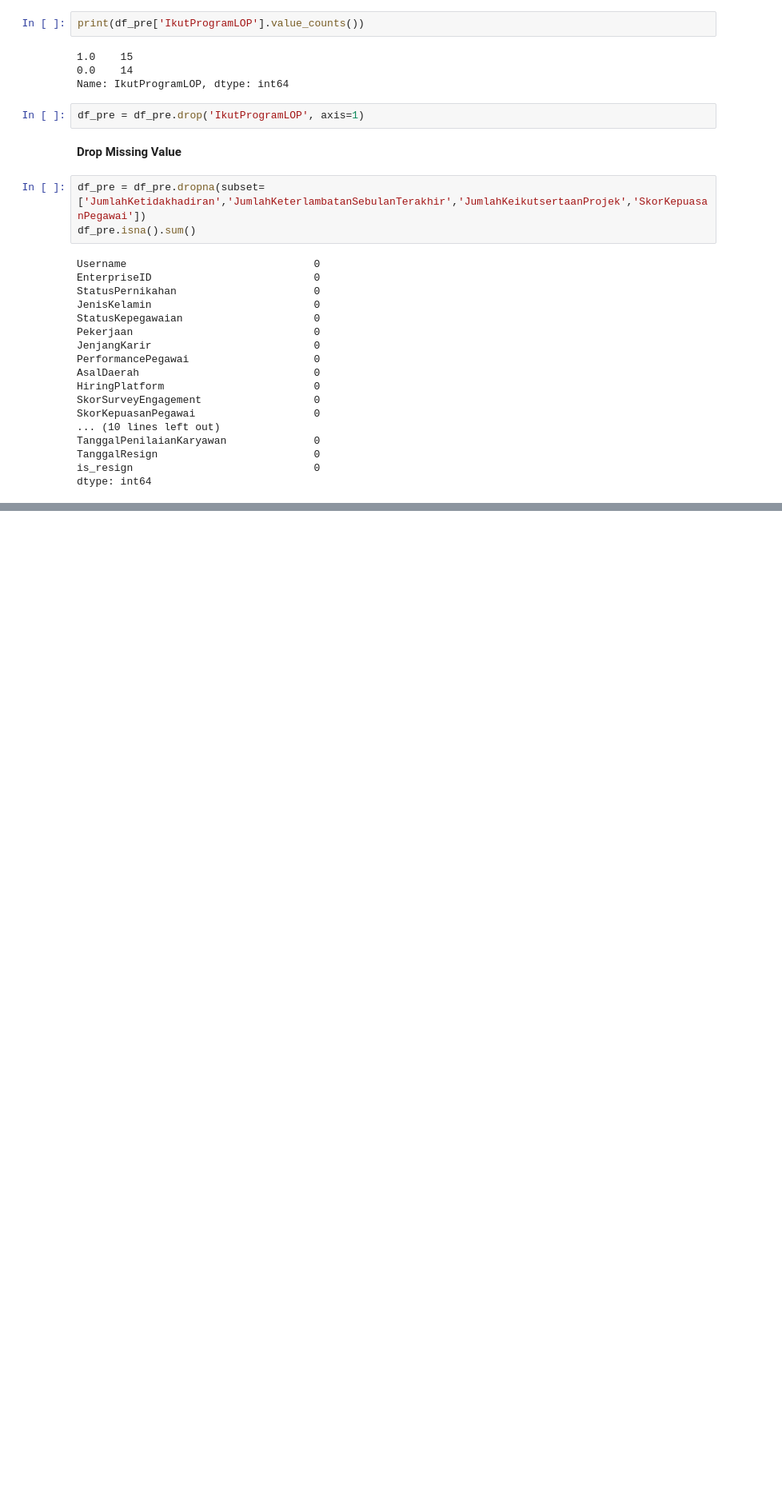
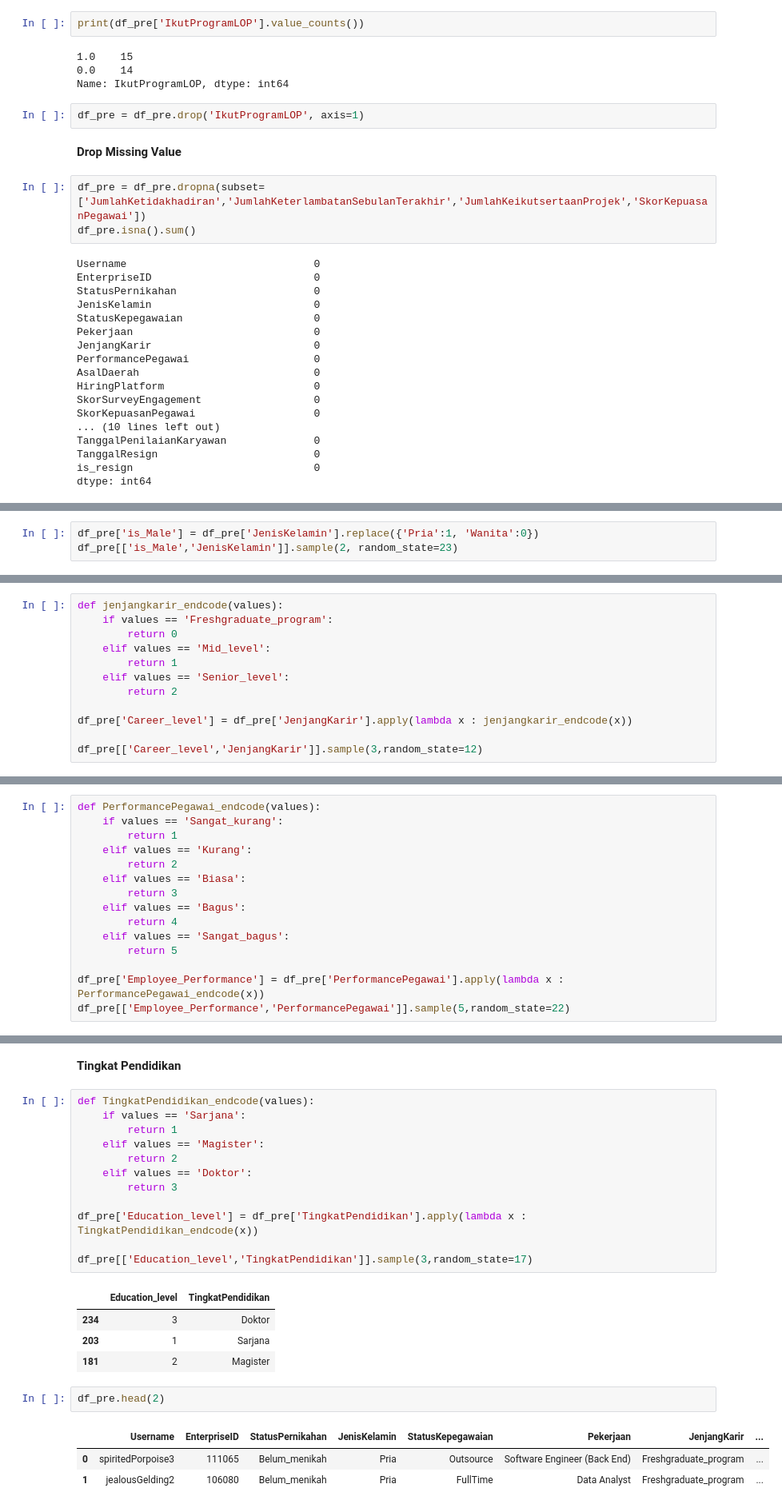
Before and after one commit to JodhiKrisantus/Improving-Employee-Retention, a Jupyter notebook: script_python.ipynb, the cells around one changed output, grey strips where cells are left out. Shown at 80% size. Cells and saved outputs as stored; diff of their text form; blank space fills up the shorter version.

```diff
--- a/script_python.ipynb
+++ b/script_python.ipynb
@@ -216,0 +259,3 @@ df_pre.head(4)
+# %%
+df_pre['is_Male'] = df_pre['JenisKelamin'].replace({'Pria':1, 'Wanita':0})
+df_pre[['is_Male','JenisKelamin']].sample(2, random_state=23)
@@ -216,0 +268,12 @@ df_pre.head(4)
+# %%
+def jenjangkarir_endcode(values):
+    if values == 'Freshgraduate_program':
+        return 0
+    elif values == 'Mid_level':
+        return 1
+    elif values == 'Senior_level':
+        return 2
+
+df_pre['Career_level'] = df_pre['JenjangKarir'].apply(lambda x : jenjangkarir_endcode(x))
+
+df_pre[['Career_level','JenjangKarir']].sample(3,random_state=12)
@@ -225,0 +296,15 @@ Name: StatusPernikahan, dtype: int64
+# %%
+def PerformancePegawai_endcode(values):
+    if values == 'Sangat_kurang':
+        return 1
+    elif values == 'Kurang':
+        return 2
+    elif values == 'Biasa':
+        return 3
+    elif values == 'Bagus':
+        return 4
+    elif values == 'Sangat_bagus':
+        return 5
+
+df_pre['Employee_Performance'] = df_pre['PerformancePegawai'].apply(lambda x : PerformancePegawai_endcode(x))
+df_pre[['Employee_Performance','PerformancePegawai']].sample(5,random_state=22)
@@ -225,0 +318,25 @@ Name: StatusPernikahan, dtype: int64
+# %% [markdown]
+**Tingkat Pendidikan**
+# %%
+def TingkatPendidikan_endcode(values):
+    if values == 'Sarjana':
+        return 1
+    elif values == 'Magister':
+        return 2
+    elif values == 'Doktor':
+        return 3
+
+df_pre['Education_level'] = df_pre['TingkatPendidikan'].apply(lambda x : TingkatPendidikan_endcode(x))
+
+df_pre[['Education_level','TingkatPendidikan']].sample(3,random_state=17)
+# %% [output]
+|  | Education_level | TingkatPendidikan |
+| 234 | 3 | Doktor |
+| 203 | 1 | Sarjana |
+| 181 | 2 | Magister |
+# %%
+df_pre.head(2)
+# %% [output]
+|  | Username | EnterpriseID | StatusPernikahan | JenisKelamin | StatusKepegawaian | Pekerjaan | JenjangKarir | ... |
+| 0 | spiritedPorpoise3 | 111065 | Belum_menikah | Pria | Outsource | Software Engineer (Back End) | Freshgraduate_program | ... |
+| 1 | jealousGelding2 | 106080 | Belum_menikah | Pria | FullTime | Data Analyst | Freshgraduate_program | ... |
```
Also changed, not shown: parts of 16 cells of this notebook.
